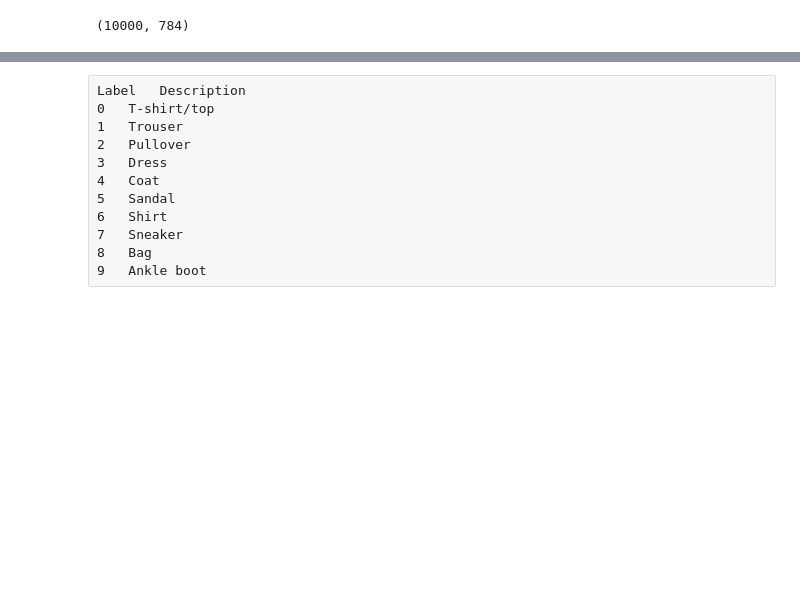
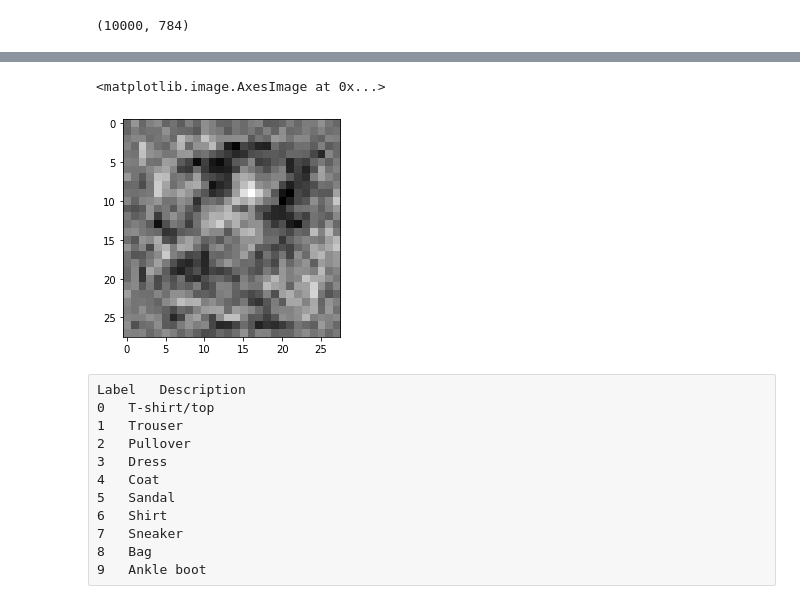
Before and after one commit to jganzabal/lottery-ticket-hypotesis-keras, a Jupyter notebook: 12_Infer_input.ipynb, the cells around one changed output, grey strips where cells are left out. Saved outputs shown, nothing was run; the diff lists cells and outputs as text; code cells hidden in the pictures; blank space fills up the shorter version.

```diff
--- a/12_Infer_input.ipynb
+++ b/12_Infer_input.ipynb
@@ -201,3 +247,8 @@ estimated_input.max(), estimated_input.min()
+# %%
+plt.imshow(estimated_input_sum/10, cmap='gray')
+# %% [output]
+<matplotlib.image.AxesImage at 0x...>
+[figure, added]
 # %% [raw]
 Label   Description
 0   T-shirt/top
```
Also changed, not shown: parts of 25 cells of this notebook, 1 other file.
